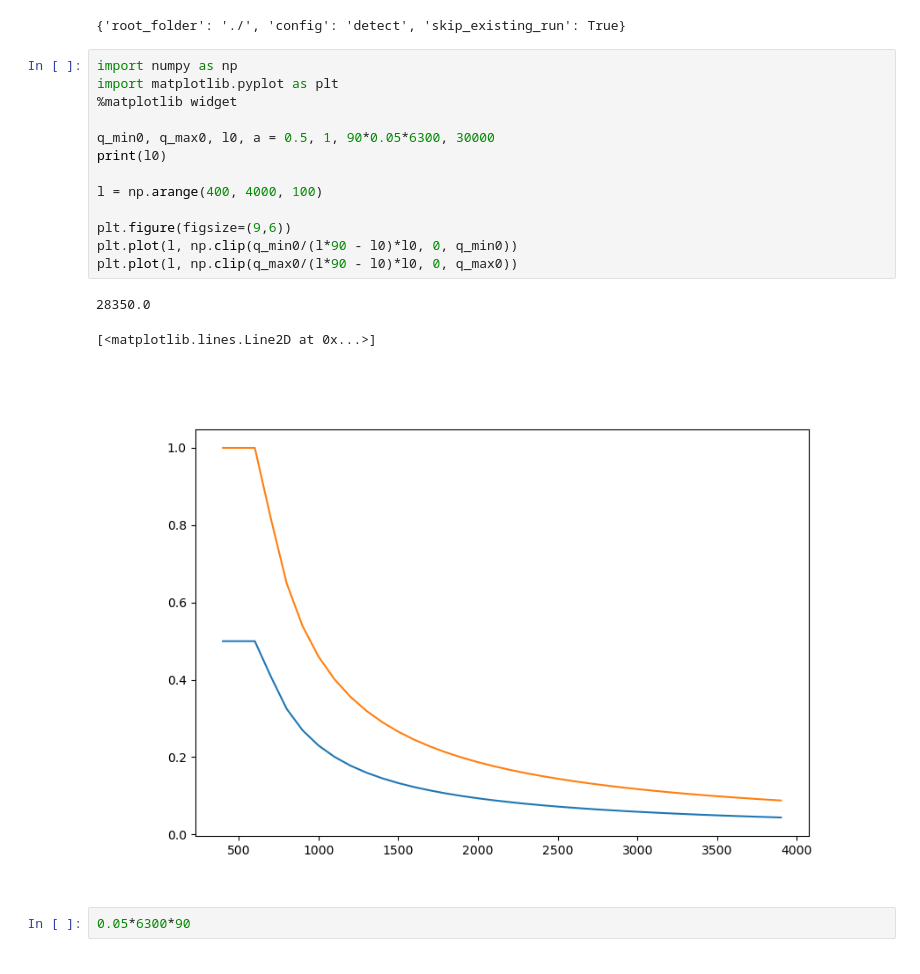
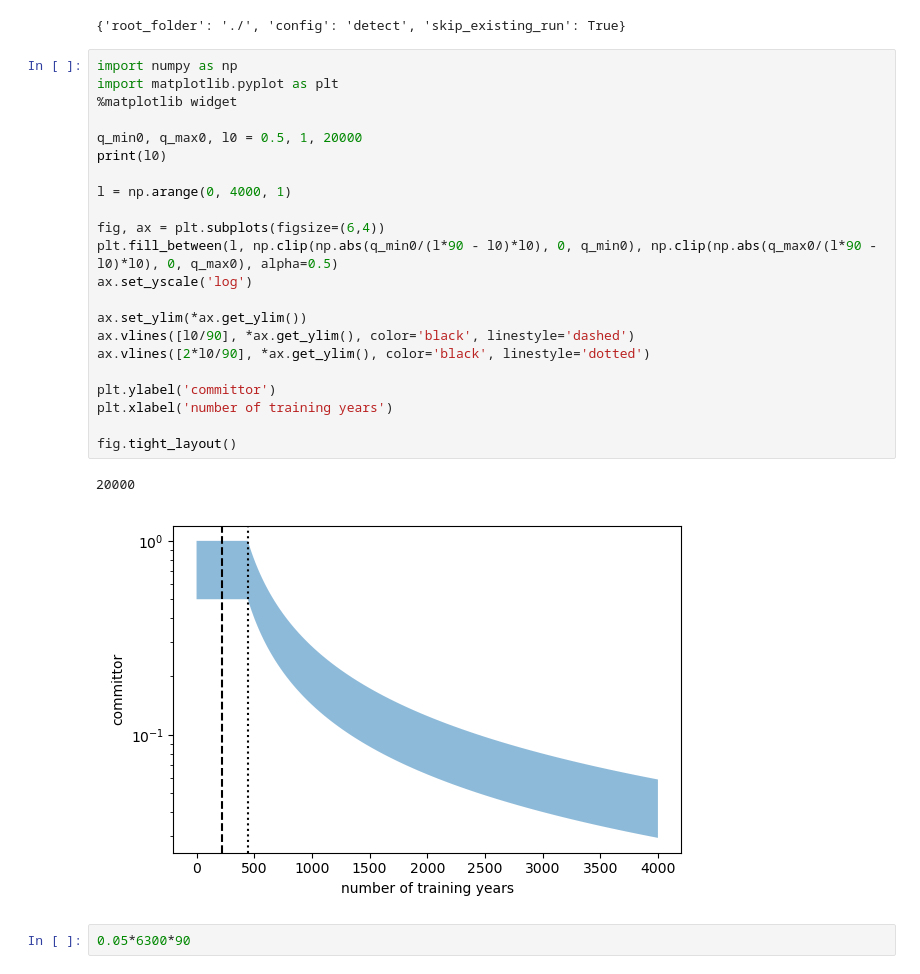
Before and after one commit to georgemilosh/Climate-Learning, a Jupyter notebook: PLASIM/testing.ipynb, the cells around one changed output. Drawn from its saved outputs; the diff is of its cells as text.

Commit message:
A plot in testing.ipynb

```diff
--- a/PLASIM/testing.ipynb
+++ b/PLASIM/testing.ipynb
@@ -97,20 +97,28 @@ ln.get_default_params(ln.Trainer)
 # %%
 import numpy as np
 import matplotlib.pyplot as plt
 %matplotlib widget
 
-q_min0, q_max0, l0, a = 0.5, 1, 90*0.05*6300, 30000
+q_min0, q_max0, l0 = 0.5, 1, 20000
 print(l0)
 
-l = np.arange(400, 4000, 100)
+l = np.arange(0, 4000, 1)
 
-plt.figure(figsize=(9,6))
-plt.plot(l, np.clip(q_min0/(l*90 - l0)*l0, 0, q_min0))
-plt.plot(l, np.clip(q_max0/(l*90 - l0)*l0, 0, q_max0))
+fig, ax = plt.subplots(figsize=(6,4))
+plt.fill_between(l, np.clip(np.abs(q_min0/(l*90 - l0)*l0), 0, q_min0), np.clip(np.abs(q_max0/(l*90 - l0)*l0), 0, q_max0), alpha=0.5)
+ax.set_yscale('log')
+
+ax.set_ylim(*ax.get_ylim())
+ax.vlines([l0/90], *ax.get_ylim(), color='black', linestyle='dashed')
+ax.vlines([2*l0/90], *ax.get_ylim(), color='black', linestyle='dotted')
+
+plt.ylabel('committor')
+plt.xlabel('number of training years')
+
+fig.tight_layout()
 # %% [output]
-28350.0
+20000
-[<matplotlib.lines.Line2D at 0x...>]
-[figure, old version]
+[figure, new version]
 # %%
 0.05*6300*90
 # %% [output]
```
